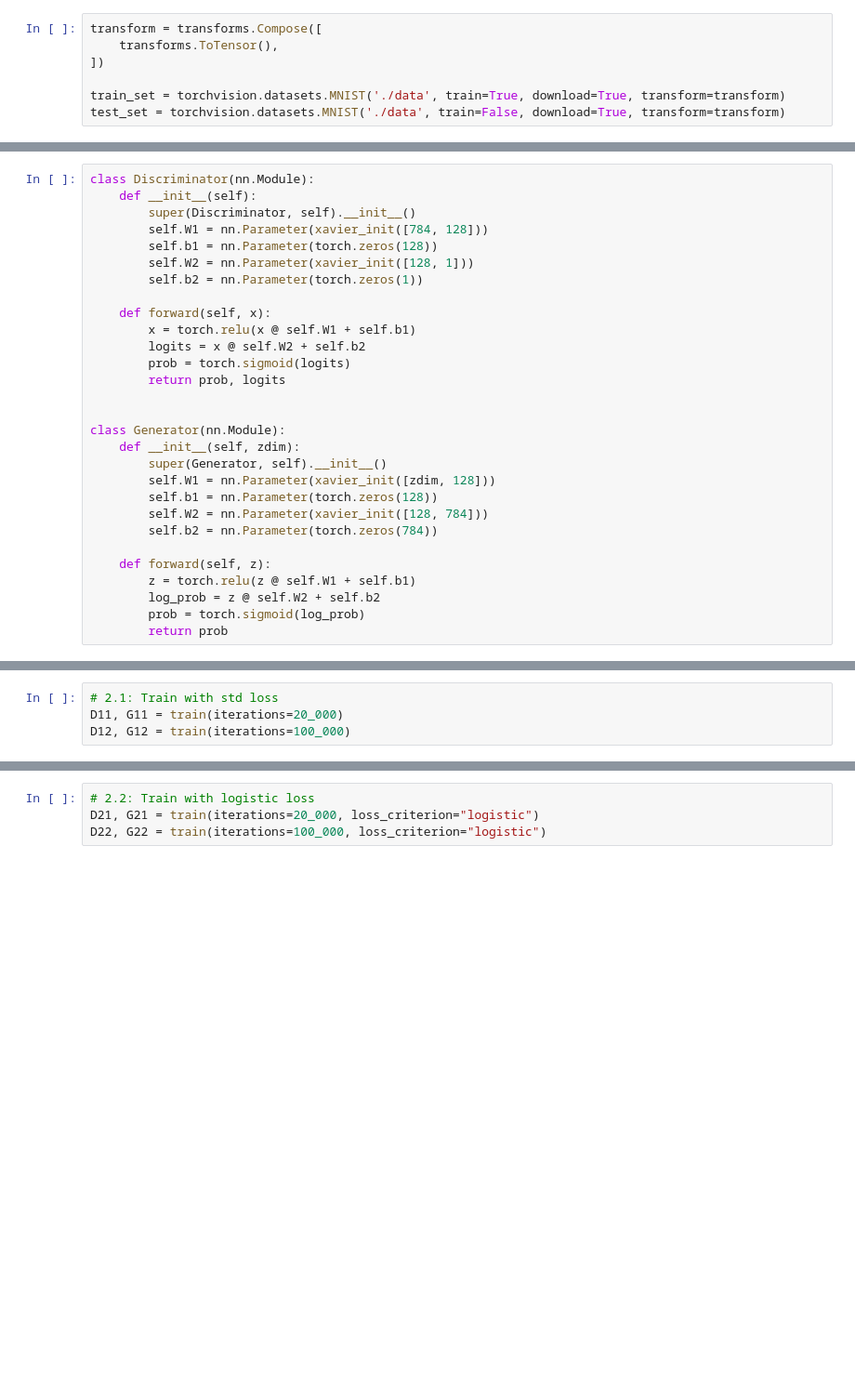
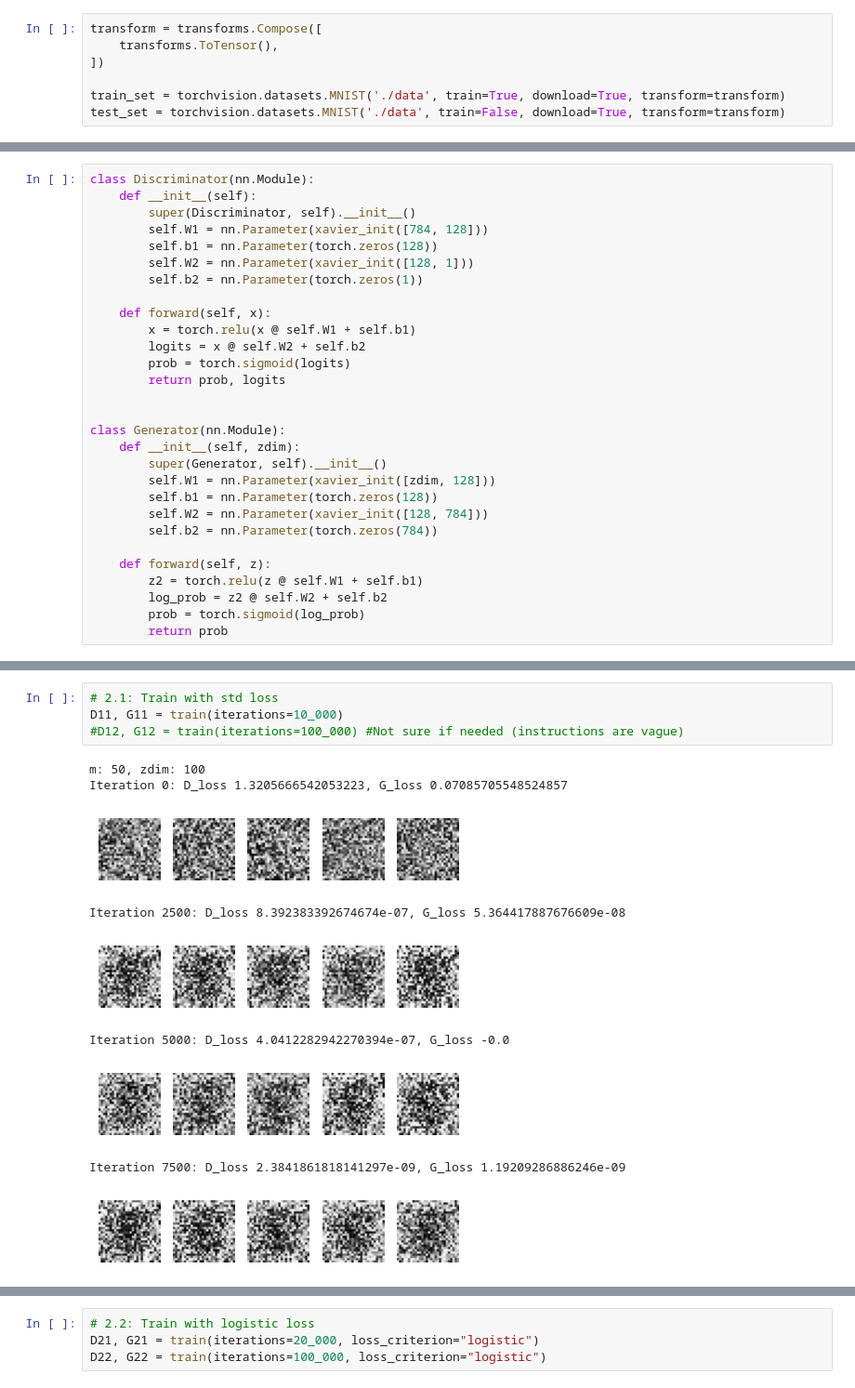
Before and after one commit to afy/d7047e, a Jupyter notebook: lab2/Gan-v2.ipynb, the cells around one changed output, grey strips where cells are left out. Shown at 93% size. Drawn from its saved outputs; the diff is of its cells as text; blank space fills up the shorter version.

```diff
--- a/lab2/Gan-v2.ipynb
+++ b/lab2/Gan-v2.ipynb
@@ -58,8 +60,8 @@ class Generator(nn.Module):
         self.b2 = nn.Parameter(torch.zeros(784))
 
     def forward(self, z):
-        z = torch.relu(z @ self.W1 + self.b1)
-        log_prob = z @ self.W2 + self.b2
+        z2 = torch.relu(z @ self.W1 + self.b1)
+        log_prob = z2 @ self.W2 + self.b2
         prob = torch.sigmoid(log_prob)
         return prob
 # %%
@@ -155,4 +147,14 @@ Final: D_loss 2.1967852115631104, G_loss 1.8026368618011475
 # %%
 # 2.1: Train with std loss
-D11, G11 = train(iterations=20_000)
-D12, G12 = train(iterations=100_000)
+D11, G11 = train(iterations=10_000)
+#D12, G12 = train(iterations=100_000) #Not sure if needed (instructions are vague)
+# %% [output]
+m: 50, zdim: 100
+Iteration 0: D_loss 1.3205666542053223, G_loss 0.07085705548524857
+[figure, added]
+Iteration 2500: D_loss 8.392383392674674e-07, G_loss 5.364417887676609e-08
+[figure, added]
+Iteration 5000: D_loss 4.0412282942270394e-07, G_loss -0.0
+[figure, added]
+Iteration 7500: D_loss 2.3841861818141297e-09, G_loss 1.19209286886246e-09
+[figure, added]
```
Also changed, not shown: parts of 5 cells of this notebook, 4 other files.
